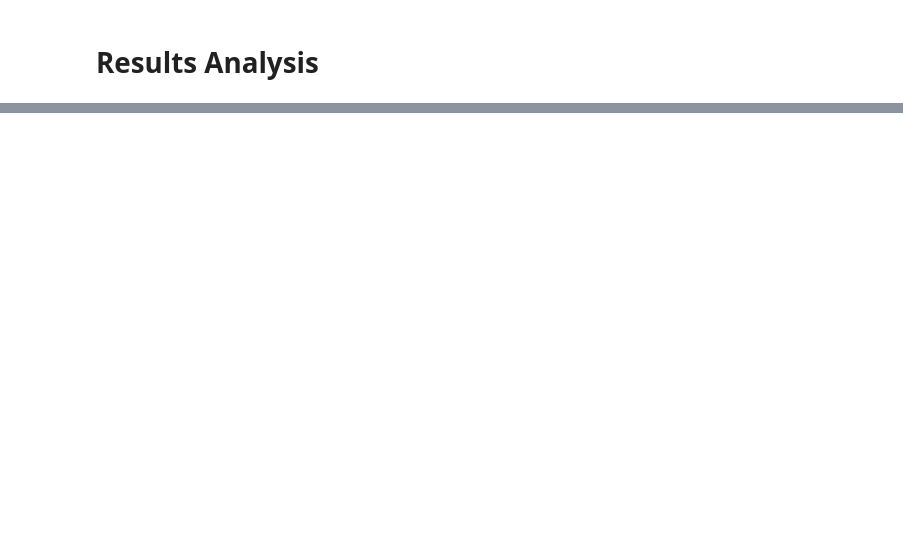
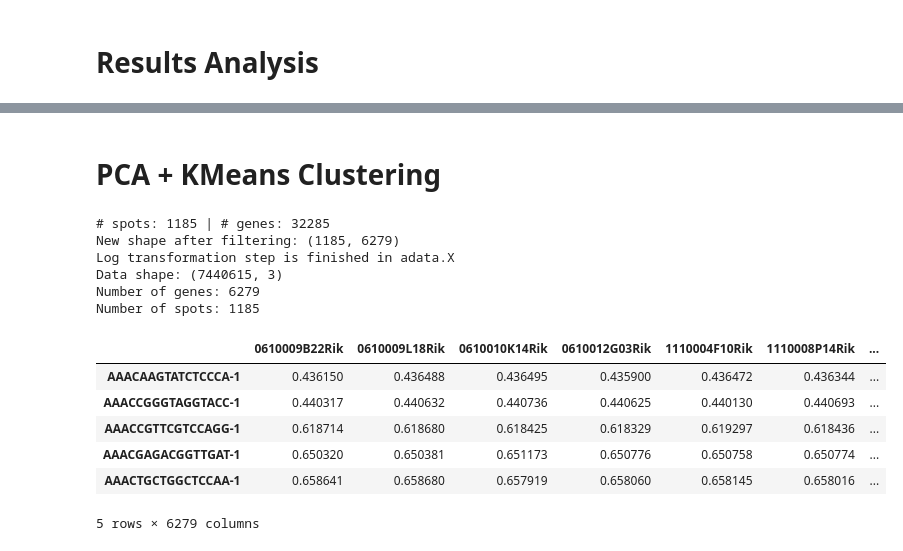
Before and after one commit to GuyAttia/MSC-Final-Project-ST, a Jupyter notebook: notebooks/AE-Log-Transform-NonZeroRMSE-Spatial.ipynb, the cells around one changed output, grey strips where cells are left out. Saved outputs shown, nothing was run; the diff lists cells and outputs as text; code cells hidden in the pictures; blank space fills up the shorter version.

```diff
--- a/notebooks/AE-Log-Transform-NonZeroRMSE-Spatial.ipynb
+++ b/notebooks/AE-Log-Transform-NonZeroRMSE-Spatial.ipynb
@@ -150,0 +214,27 @@ Test loss after exponent = 1.005864143371582
+# %% [markdown]
+# PCA + KMeans Clustering
+# %%
+_, obj, _, _ = get_expressions(min_counts=min_counts, min_cells=min_cells, apply_log=apply_log)
+# %% [output]
+# spots: 1185 | # genes: 32285
+New shape after filtering: (1185, 6279)
+Log transformation step is finished in adata.X
+Data shape: (7440615, 3)
+Number of genes: 6279
+Number of spots: 1185
+# %%
+df_test_preds_matrix = pd.DataFrame(df_test_preds_clustering.T)
+df_test_preds_matrix.columns = ae_oe_genes.inverse_transform(df_test_preds_matrix.columns.values.reshape(-1, 1)).reshape(1, -1)[0]
+df_test_preds_matrix.index = ae_oe_spots.inverse_transform(df_test_preds_matrix.index.values.reshape(-1, 1)).reshape(1, -1)[0]
+display(df_test_preds_matrix.head())
+tmp_genes_locations = [obj.var.index.get_loc(key=gene_key) for gene_key in df_test_preds_matrix.columns]
+# Replace the values
+obj.X[:, tmp_genes_locations] = df_test_preds_matrix.values
+# %% [output]
+|  | 0610009B22Rik | 0610009L18Rik | 0610010K14Rik | 0610012G03Rik | 1110004F10Rik | 1110008P14Rik | ... |
+| AAACAAGTATCTCCCA-1 | 0.436150 | 0.436488 | 0.436495 | 0.435900 | 0.436472 | 0.436344 | ... |
+| AAACCGGGTAGGTACC-1 | 0.440317 | 0.440632 | 0.440736 | 0.440625 | 0.440130 | 0.440693 | ... |
+| AAACCGTTCGTCCAGG-1 | 0.618714 | 0.618680 | 0.618425 | 0.618329 | 0.619297 | 0.618436 | ... |
+| AAACGAGACGGTTGAT-1 | 0.650320 | 0.650381 | 0.651173 | 0.650776 | 0.650758 | 0.650774 | ... |
+| AAACTGCTGGCTCCAA-1 | 0.658641 | 0.658680 | 0.657919 | 0.658060 | 0.658145 | 0.658016 | ... |
+5 rows × 6279 columns
```
Also changed, not shown: parts of 20 cells of this notebook, 6 other files.
